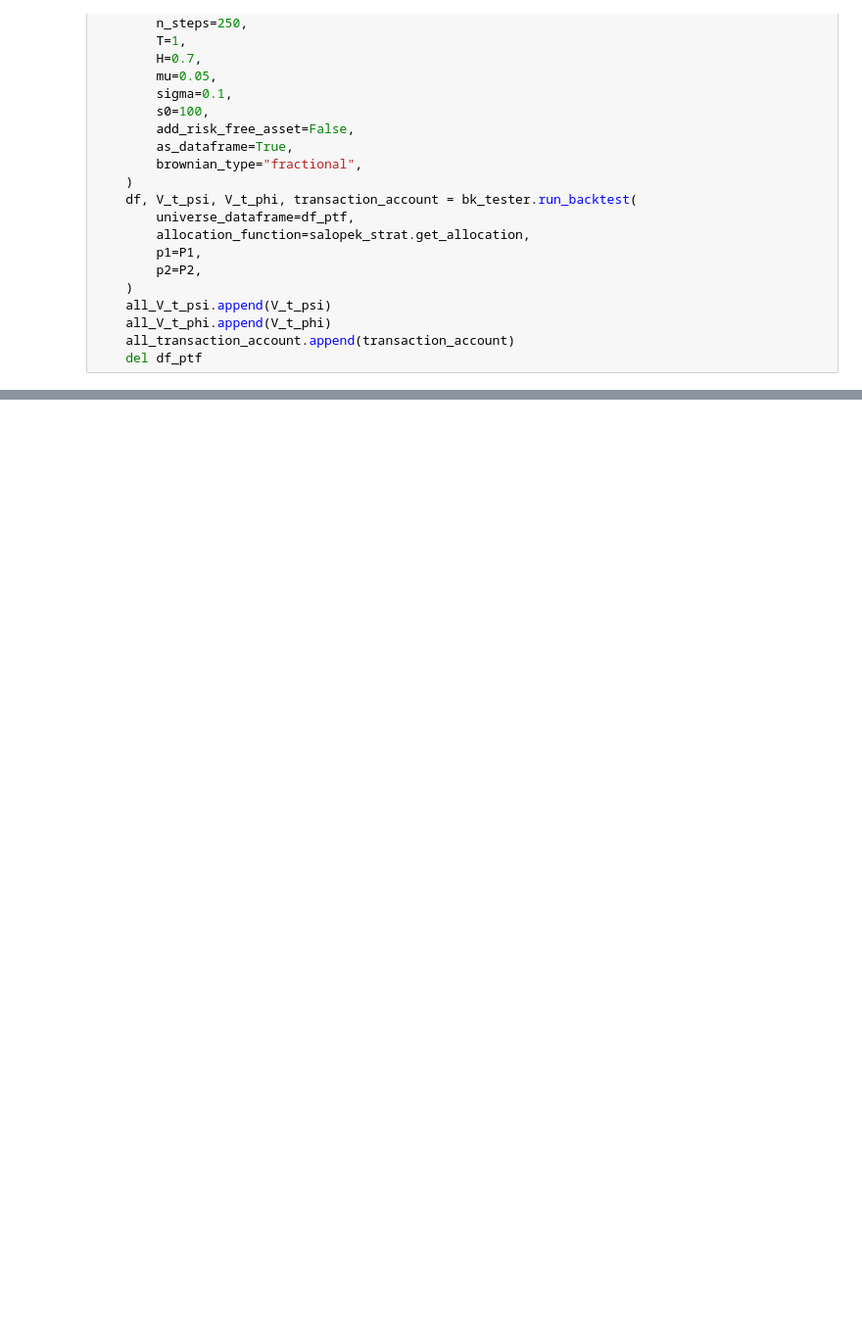
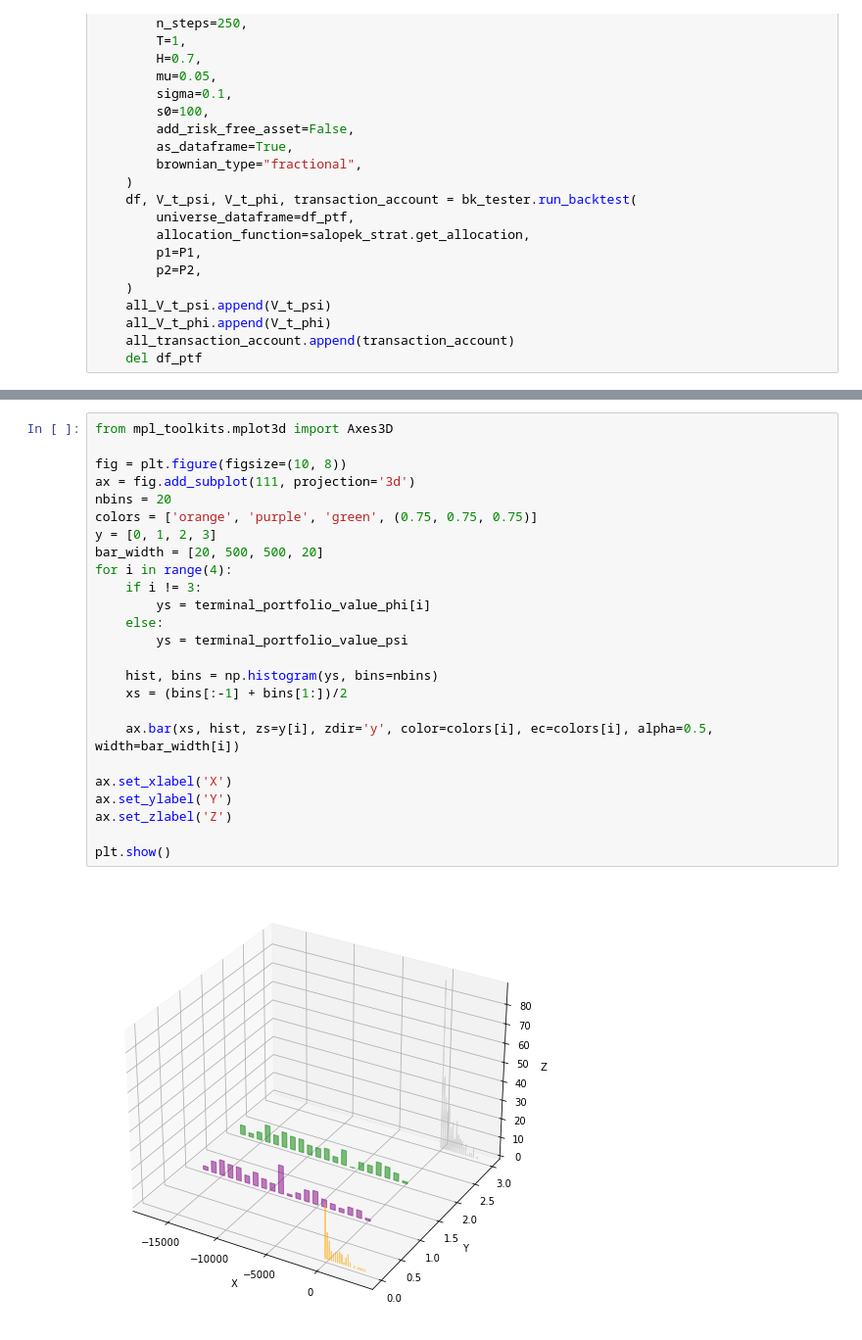
Before and after one commit to BaptisteZloch/Discretization-of-continuous-time-arbitrage-strategies-in-financial-markets-with-fBm, a Jupyter notebook: src/Transaction_costs_impact_salopek.ipynb, the cells around one changed output, grey strips where cells are left out. Shown at 98% size. Drawn from its saved outputs; the diff is of its cells as text; blank space fills up the shorter version.

```diff
--- a/src/Transaction_costs_impact_salopek.ipynb
+++ b/src/Transaction_costs_impact_salopek.ipynb
@@ -96,0 +145,27 @@ ax.legend(fontsize=15, loc="upper left")
+# %%
+from mpl_toolkits.mplot3d import Axes3D
+
+fig = plt.figure(figsize=(10, 8))
+ax = fig.add_subplot(111, projection='3d')
+nbins = 20
+colors = ['orange', 'purple', 'green', (0.75, 0.75, 0.75)]
+y = [0, 1, 2, 3]
+bar_width = [20, 500, 500, 20]
+for i in range(4):
+    if i != 3:
+        ys = terminal_portfolio_value_phi[i]
+    else:
+        ys = terminal_portfolio_value_psi
+
+    hist, bins = np.histogram(ys, bins=nbins)
+    xs = (bins[:-1] + bins[1:])/2
+
+    ax.bar(xs, hist, zs=y[i], zdir='y', color=colors[i], ec=colors[i], alpha=0.5, width=bar_width[i])
+
+ax.set_xlabel('X')
+ax.set_ylabel('Y')
+ax.set_zlabel('Z')
+
+plt.show()
+# %% [output]
+[figure, added]
```
Also changed, not shown: parts of 4 cells of this notebook.
